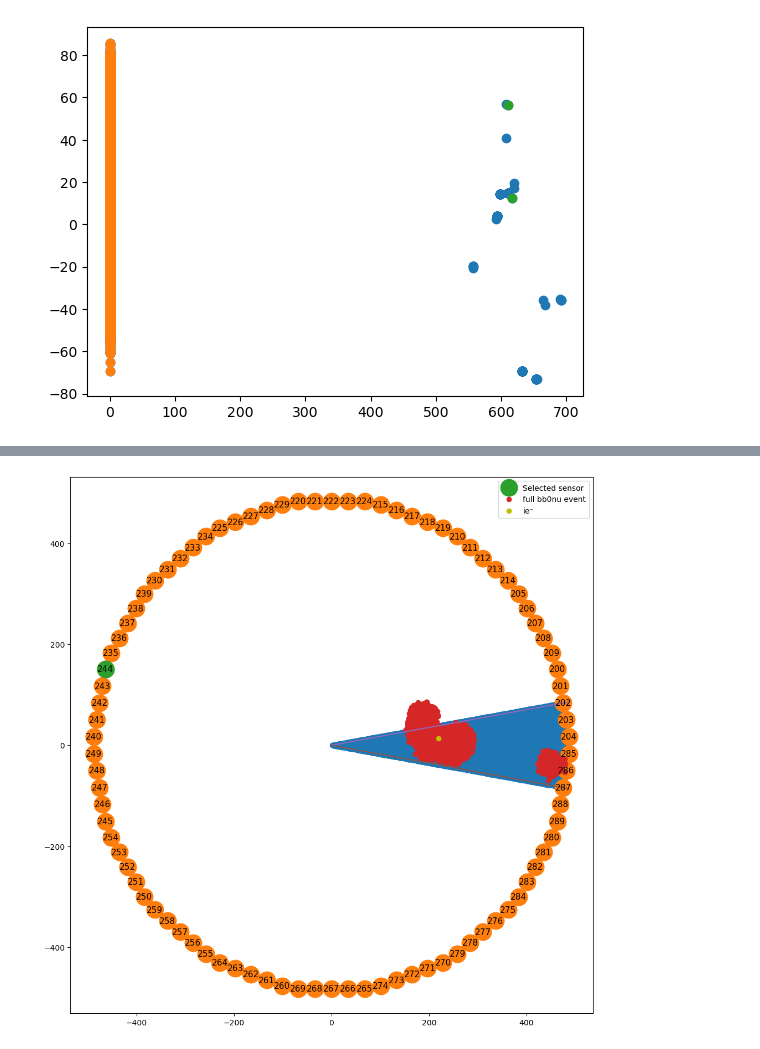
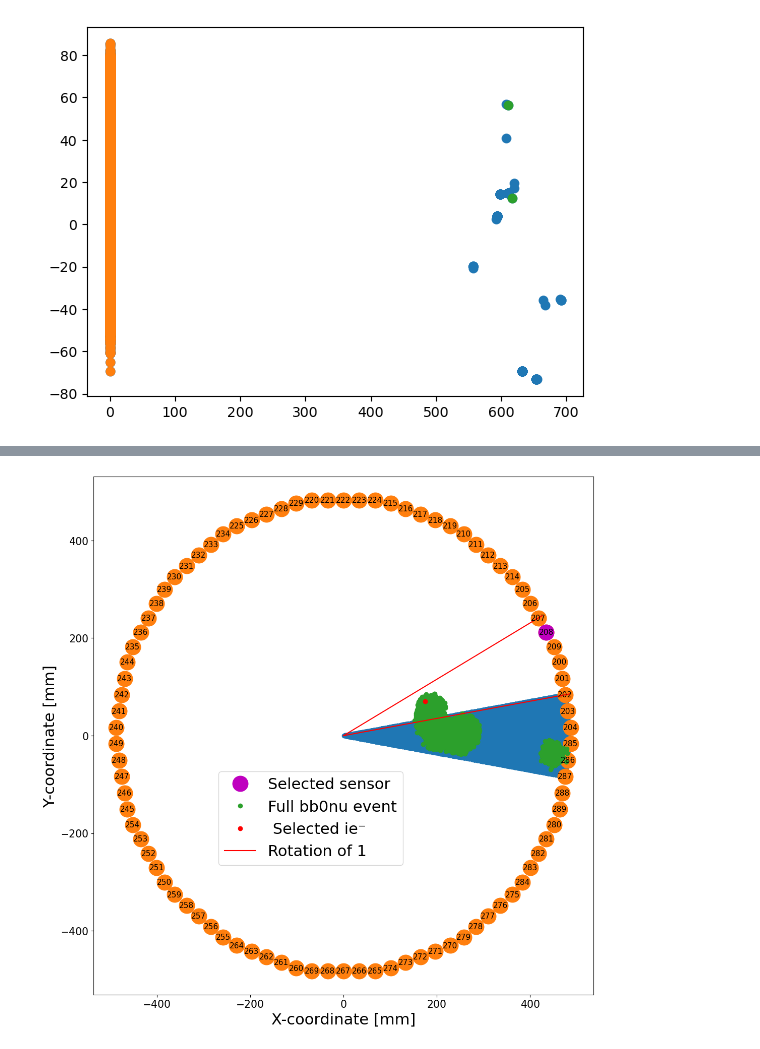
Before and after one commit to mariandbt/python, a Jupyter notebook: notebooks/20231220_NEXT100_offlineS2simulation_optimized.ipynb, the cells around one changed output, grey strips where cells are left out. Drawn from its saved outputs; the diff is of its cells as text; code cells hidden in the pictures.

```diff
--- a/notebooks/20231220_NEXT100_offlineS2simulation_optimized.ipynb
+++ b/notebooks/20231220_NEXT100_offlineS2simulation_optimized.ipynb
@@ -346,7 +369,24 @@ stop = start + chunksize
 bb_particles = pd.read_hdf(bb_filename, "/MC/particles",
                            start = start, stop = stop,
                            low_memory=True).query(f'(event_id == {event_id})')
-_, bb_ie = find_bb_ie(start, event_id)
+_, bb_ie = find_bb_ie(bb_filename, start, event_id)
+# %%
+event_id = 0
+start = 0
+
+for event in range(event_id + 1):
+# for event in [0, 1, 2]:
+#     s2_ev_dict = {}
+
+    stop = start + chunksize
+
+    start, bb_ie = find_bb_ie(bb_filename, start, event)
+
+
+
+bb_particles = pd.read_hdf(bb_filename, "/MC/particles",
+                           start = stop - chunksize, stop = stop,
+                           low_memory=True).query(f'(event_id == {event_id})')
 # %%
 plt.plot(bb_particles.final_x, bb_particles.final_y, 'o', label = 'all particles')
 plt.plot(bb_ie.final_x, bb_ie.final_y, 'o', label = 'ie⁻')
@@ -365,7 +417,7 @@ plt.show()
 # %% [output]
 [figure]
 # %%
-event, sens_id, part_id = 27, 244, 139
+sens_id, part_id = 208, 1699
 # %%
 (tt_dict, xx_dict, yy_dict,
  rr_dict, alpha_dict,
@@ -373,26 +467,28 @@ event, sens_id, part_id = 27, 244, 139
+# %%
+part_id = 90014
 # %%
+font_size = 11
+
 xx = xx_dict[part_id]
 yy = yy_dict[part_id]
 alpha = np.arctan2(yy, xx)
 
 sens_map(sens_id)
-plt.plot(bb_ie.final_x, bb_ie.final_y, 'o', label = 'full bb0nu event')
+plt.plot(bb_ie.final_x, bb_ie.final_y, 'o', label = 'Full bb0nu event')
 
-plt.plot(xx, yy, 'oy', label = 'ie⁻')
+plt.plot(xx, yy, 'or', label = ' Selected ie⁻')
 
 active_diam = 984 # [mm]
 radius = np.linspace(0, active_diam/2, 100)
 rot = find_rot(alpha)
 
 xx_ = radius*np.cos(dtheta/2 + dtheta*(rot))
-plt.plot(xx_ , xx_*np.tan(dtheta/2 + dtheta*(rot)))
+plt.plot(xx_ , xx_*np.tan(dtheta/2 + dtheta*(rot)), 'r')
 
 xx_ = radius*np.cos(-dtheta/2 + dtheta*(rot))
-plt.plot(xx_ , xx_*np.tan(-dtheta/2 + dtheta*(rot)))
+plt.plot(xx_ , xx_*np.tan(-dtheta/2 + dtheta*(rot)), 'r', label = f'Rotation of {rot}')
 
-
-
-plt.legend()
+plt.legend(fontsize = 2*font_size, loc = (0.25, 0.25))
 plt.show()
 # %% [output]
-[figure, old version]
+[figure, new version]
```
Also changed, not shown: parts of 13 cells of this notebook, 7 other files.
